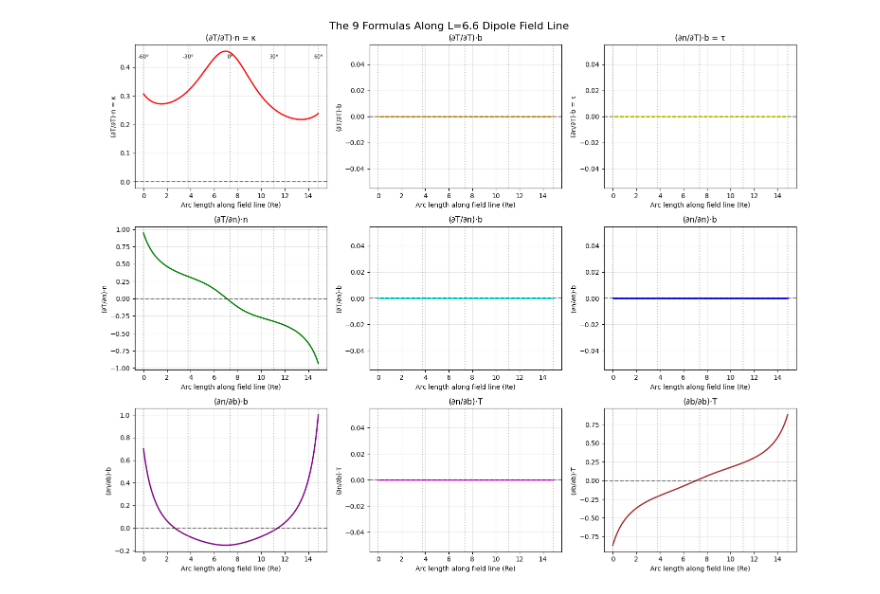
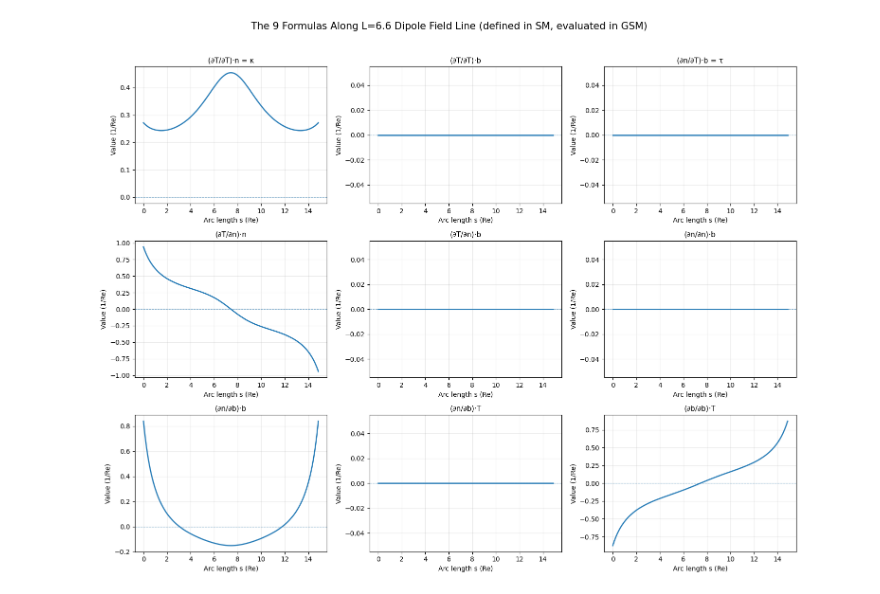
Before and after one commit to Butadiene/Mageometry, a Jupyter notebook: examples/notebooks/13_dipole_field_directional_derivatives.ipynb, the cells around one changed output. Cells and saved outputs as stored; diff of their text form; code cells hidden in the pictures.

```diff
--- a/examples/notebooks/13_dipole_field_directional_derivatives.ipynb
+++ b/examples/notebooks/13_dipole_field_directional_derivatives.ipynb
@@ -619,68 +677,62 @@ max|τ| = 0.000e+00
 # %%
-# Trace along a dipole field line
-# For a dipole, field lines follow r = L*cos²(λ) where λ is magnetic latitude
-L = 6.6  # L-shell
-lambda_vals = np.linspace(-60, 60, 100) * np.pi/180  # Magnetic latitude in radians
+# For a dipole, field lines follow r = L*cos^2(λ) in SM coordinates.
+# We'll define the line in SM, then transform SM→GSM before evaluating derivatives.
 
-# Convert to Cartesian coordinates
-r = L * np.cos(lambda_vals)**2
-x_line = -r * np.cos(lambda_vals)  # Negative for tailward
-z_line = r * np.sin(lambda_vals)
-y_line = np.zeros_like(x_line)
+L_shell = 6.6
+lambda_vals = np.linspace(-60, 60, 100) * np.pi / 180  # magnetic latitude (rad)
 
-# Calculate all derivatives along the field line
+# SM coordinates along the field line (meridional plane y_sm=0)
+r = L_shell * np.cos(lambda_vals)**2
+x_line_sm = -r * np.cos(lambda_vals)
+y_line_sm = np.zeros_like(x_line_sm)
+z_line_sm =  r * np.sin(lambda_vals)
+
+# Transform to GSM for evaluation
+x_line_gsm, y_line_gsm, z_line_gsm = smgsm_vectorized(x_line_sm, y_line_sm, z_line_sm, j=+1)
+
+# Evaluate derivatives along the line (GSM coords)
 derivatives_line = field_line_directional_derivatives_vectorized(
-    dipole_field_wrapper, None, ps, x_line, y_line, z_line
+    dipole_field_wrapper, None, ps, x_line_gsm, y_line_gsm, z_line_gsm, delta=1e-5
 )
 
-# Create comprehensive plot
-fig, axes = plt.subplots(3, 3, figsize=(15, 12))
-fig.suptitle(f'The 9 Formulas Along L={L} Dipole Field Line', fontsize=16)
-
-# Arc length along field line (approximate)
-ds = np.sqrt(np.diff(x_line)**2 + np.diff(y_line)**2 + np.diff(z_line)**2)
+# Arc length (approx) along the *GSM* curve
+ds = np.sqrt(np.diff(x_line_gsm)**2 + np.diff(y_line_gsm)**2 + np.diff(z_line_gsm)**2)
 s = np.concatenate([[0], np.cumsum(ds)])
 
-# Plot each formula
+# 3x3 plot of the 9 formulas (keeping your original intent)
+fig, axes = plt.subplots(3, 3, figsize=(15, 12))
+fig.suptitle(f'The 9 Formulas Along L={L_shell} Dipole Field Line (defined in SM, evaluated in GSM)', fontsize=15)
+
 plot_data = [
-    ('dT_dT_n', '(∂T/∂T)·n = κ', 'red'),
-    ('dT_dT_b', '(∂T/∂T)·b', 'orange'),
-    ('dn_dT_b', '(∂n/∂T)·b = τ', 'yellow'),
-    ('dT_dn_n', '(∂T/∂n)·n', 'green'),
-    ('dT_dn_b', '(∂T/∂n)·b', 'cyan'),
-    ('dn_dn_b', '(∂n/∂n)·b', 'blue'),
-    ('dn_db_b', '(∂n/∂b)·b', 'purple'),
-    ('dn_db_T', '(∂n/∂b)·T', 'magenta'),
-    ('db_db_T', '(∂b/∂b)·T', 'brown')
+    ('dT_dT_n',  '(∂T/∂T)·n = κ'),
+    ('dT_dT_b',  '(∂T/∂T)·b'),
+    ('dn_dT_b',  '(∂n/∂T)·b = τ'),
+    ('dT_dn_n',  '(∂T/∂n)·n'),
+    ('dT_dn_b',  '(∂T/∂n)·b'),
+    ('dn_dn_b',  '(∂n/∂n)·b'),
+    ('dn_db_b',  '(∂n/∂b)·b'),
+    ('dn_db_T',  '(∂n/∂b)·T'),
+    ('db_db_T',  '(∂b/∂b)·T'),
 ]
 
-for idx, (key, label, color) in enumerate(plot_data):
+for idx, (key, label) in enumerate(plot_data):
     ax = axes[idx // 3, idx % 3]
     data = derivatives_line[key]
-    ax.plot(s, data, color=color, linewidth=2)
-    ax.set_xlabel('Arc length along field line (Re)')
-    ax.set_ylabel(label)
-    ax.set_title(label)
-    ax.grid(True, alpha=0.3)
-    ax.axhline(y=0, color='k', linestyle='--', alpha=0.5)
+    ax.plot(s, data, linewidth=1.8)
+    ax.axhline(0, linewidth=0.8, linestyle='--', alpha=0.5)
+    ax.grid(True, alpha=0.25)
+    ax.set_xlabel('Arc length s (Re)')
+    ax.set_ylabel(f"Value ({UNIT_STR})")
+    ax.set_title(label, fontsize=11)
 
-    # Add latitude markers
-    for lat in [-60, -30, 0, 30, 60]:
-        idx_lat = np.argmin(np.abs(lambda_vals - lat*np.pi/180))
-        ax.axvline(x=s[idx_lat], color='gray', linestyle=':', alpha=0.5)
-        if idx == 0:  # Only label on first subplot
-            ax.text(s[idx_lat], ax.get_ylim()[1]*0.9, f'{lat}°',
-                   ha='center', fontsize=8)
-
-plt.tight_layout()
+plt.tight_layout(rect=[0, 0, 1, 0.96])
 plt.show()
 
-# Verify antisymmetry along the line
+# Antisymmetry verification along the line
 errors_line = verify_antisymmetry_relations(derivatives_line)
 print("\nAntisymmetry verification along field line (max errors):")
-for name, error in errors_line.items():
-    max_error = np.max(np.abs(error))
-    print(f"{name:20} = {max_error:.2e}")
+for name, err in errors_line.items():
+    print(f"{name:20} = {get_max_error(err):.2e}")
 # %% [output]
-[figure, old version]
+[figure, new version]
 Antisymmetry verification along field line (max errors):
```
Also changed, not shown: parts of 27 cells of this notebook, 3 other files.
